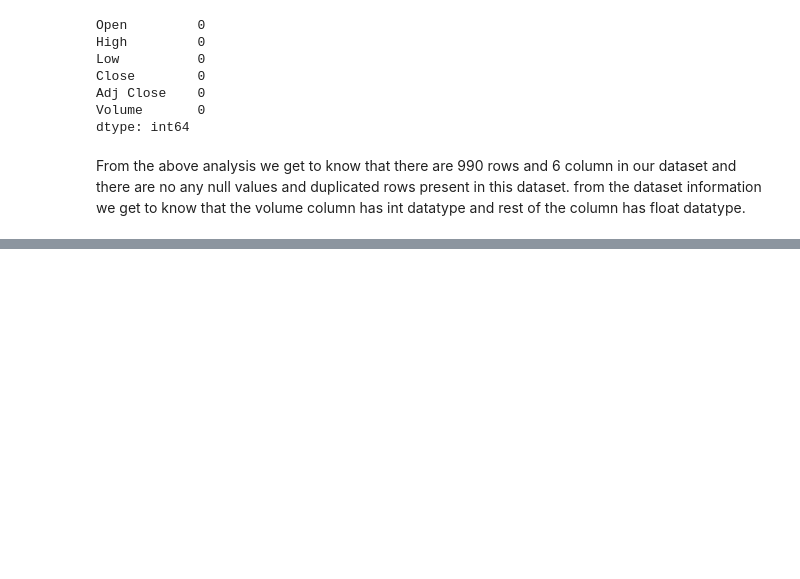
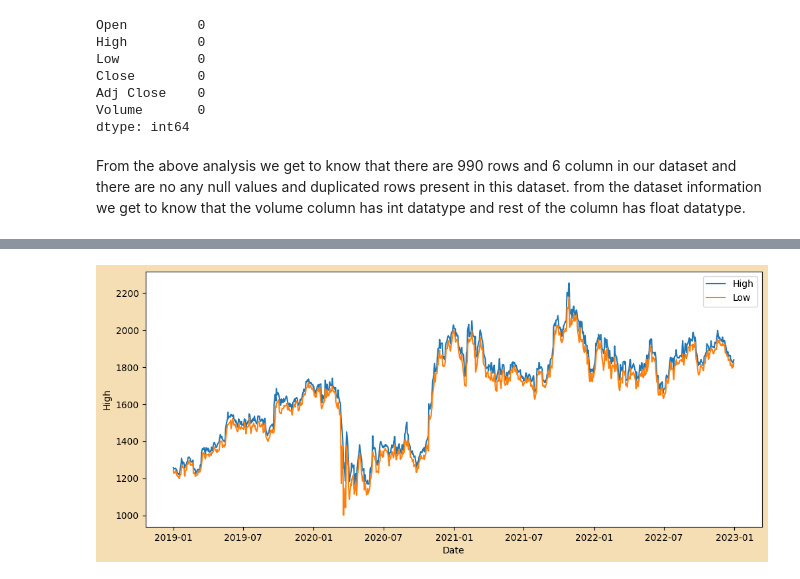
Before and after one commit to hmarathe420/Kotak_Mahindra_Bank_Stock_Price_Prediction, a Jupyter notebook: Kotak_Mahindra_Bank_Stock_Price_Prediction.ipynb, the cells around one changed output, grey strips where cells are left out. Cells and saved outputs as stored; diff of their text form; code cells hidden in the pictures; blank space fills up the shorter version.

```diff
--- a/Kotak_Mahindra_Bank_Stock_Price_Prediction.ipynb
+++ b/Kotak_Mahindra_Bank_Stock_Price_Prediction.ipynb
@@ -121,0 +145,10 @@ From the above analysis we get to know that there are 990 rows and 6 column in o
+# %%
+# high and low price trends with date column
+plt.figure(figsize = (12,5), facecolor ='wheat')
+sns.lineplot(df, x = 'Date', y = 'High', label = 'High')
+sns.lineplot(df, x = 'Date', y = 'Low', label = 'Low')
+plt.legend()
+plt.plot()
+plt.show()
+# %% [output]
+[figure, added]
```
Also changed, not shown: parts of 14 cells of this notebook.
